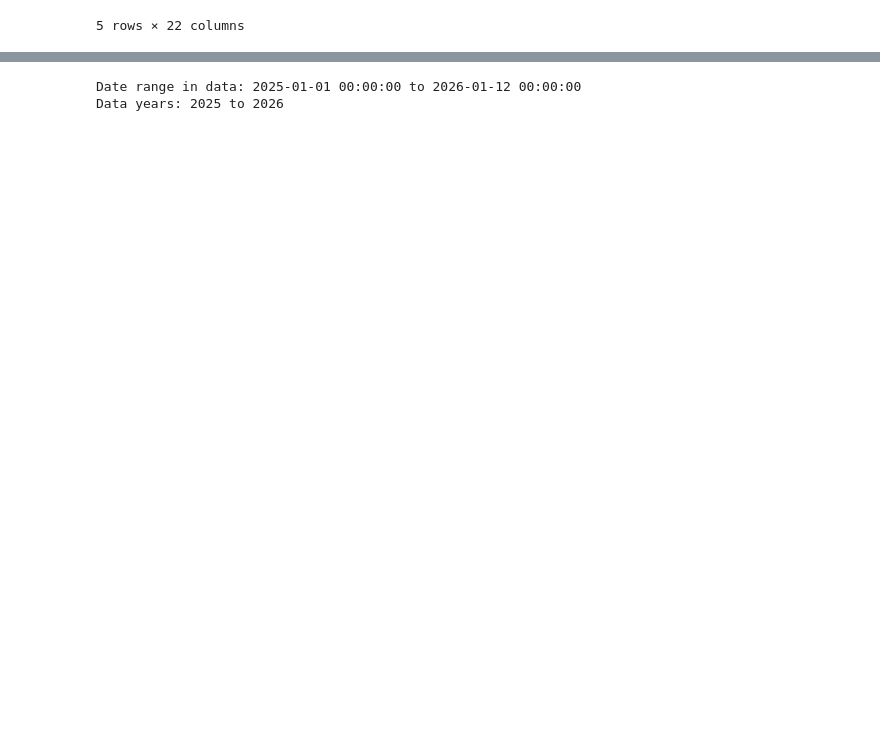
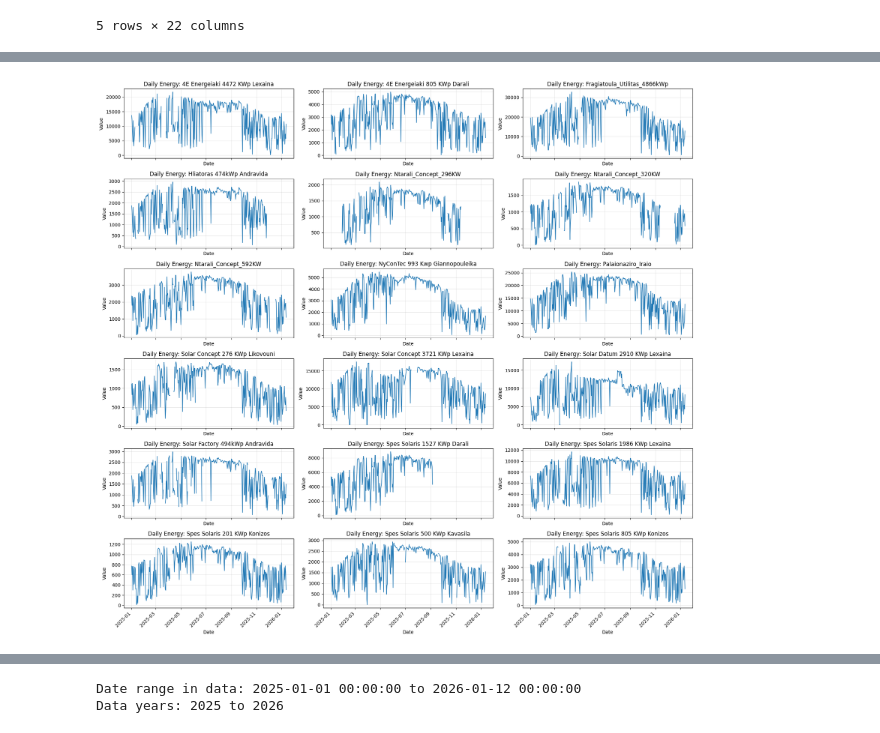
Before and after one commit to steliosvliaros/daily_avg_pv_kpi_heatmap, a Jupyter notebook: notebooks/01_prototype_pvgis_pi_heatmap.ipynb, the cells around one changed output, grey strips where cells are left out. Saved outputs shown, nothing was run; the diff lists cells and outputs as text; code cells hidden in the pictures; blank space fills up the shorter version.

```diff
--- a/notebooks/01_prototype_pvgis_pi_heatmap.ipynb
+++ b/notebooks/01_prototype_pvgis_pi_heatmap.ipynb
@@ -48,0 +64,66 @@ daily.head()
+# %%
+def lineplot_timeseries_per_column(df: pd.DataFrame, title_prefix: str = "Time Series", ncols: int = 3, sharex: bool = True, sharey: bool = False):
+    """
+    Plot one line chart per column in a grid of subplots.
+
+    Parameters:
+    -----------
+    df: pd.DataFrame
+        DataFrame indexed by date; each column is a park/series.
+    title_prefix: str
+        Prefix used in subplot titles.
+    ncols: int
+        Number of columns in the subplot grid.
+    sharex: bool
+        Share x-axis across subplots.
+    sharey: bool
+        Share y-axis across subplots.
+    """
+    cols = list(df.columns)
+    if len(cols) == 0:
+        print("No columns to plot.")
+        return
+
+    n = len(cols)
+    nrows = int(np.ceil(n / ncols))
+    figsize = (min(6 * ncols, 24), max(2.8 * nrows, 4))
+
+    fig, axes = plt.subplots(nrows=nrows, ncols=ncols, figsize=figsize, sharex=sharex, sharey=sharey)
+    # Ensure axes is 2D array for consistent indexing
+    if nrows == 1:
+        axes = np.array([axes])
+    if ncols == 1:
+        axes = axes.reshape(nrows, 1)
+
+    axes_flat = axes.ravel()
+
+    for i, col in enumerate(cols):
+        ax = axes_flat[i]
+        ax.plot(df.index, df[col], linewidth=1.2)
+        # Use short_label if available, else raw column name
+        try:
+            label = short_label(col)
+        except Exception:
+            label = col
+        ax.set_title(f"{title_prefix}: {label}")
+        ax.grid(alpha=0.3)
+        ax.set_xlabel("Date")
+        ax.set_ylabel("Value")
+
+    # Hide any unused axes
+    for j in range(len(cols), len(axes_flat)):
+        axes_flat[j].set_visible(False)
+
+    # Rotate x tick labels if many points
+    for ax in axes_flat[:len(cols)]:
+        for tick in ax.get_xticklabels():
+            tick.set_rotation(45)
+            tick.set_ha('right')
+
+    plt.tight_layout()
+    plt.show()
+
+# Example: plot one timeseries per column
+lineplot_timeseries_per_column(daily, title_prefix="Daily Energy", ncols=3, sharex=True, sharey=False)
+# %% [output]
+[figure, added]
```
Also changed, not shown: parts of 12 cells of this notebook.
